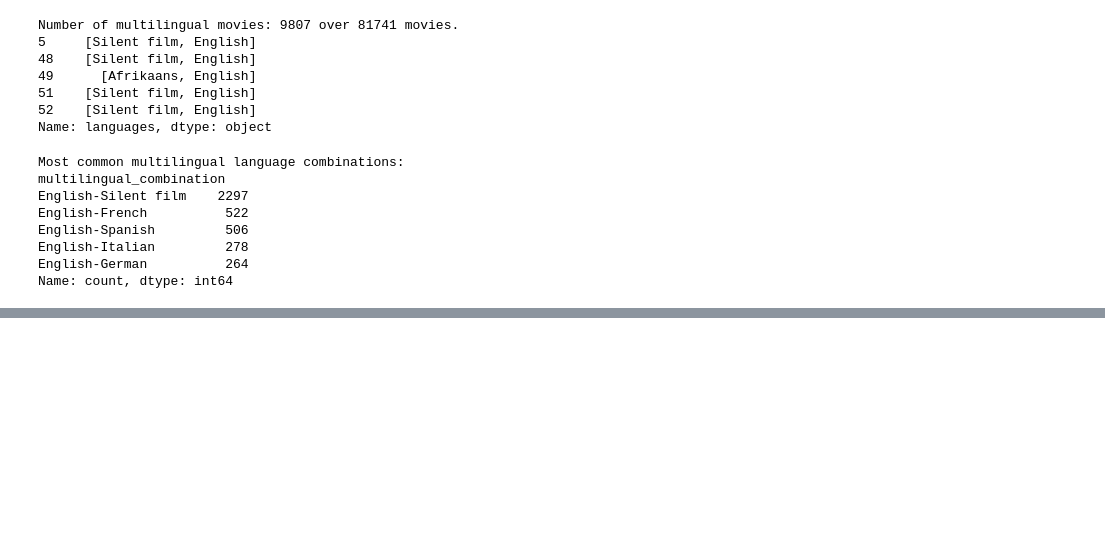
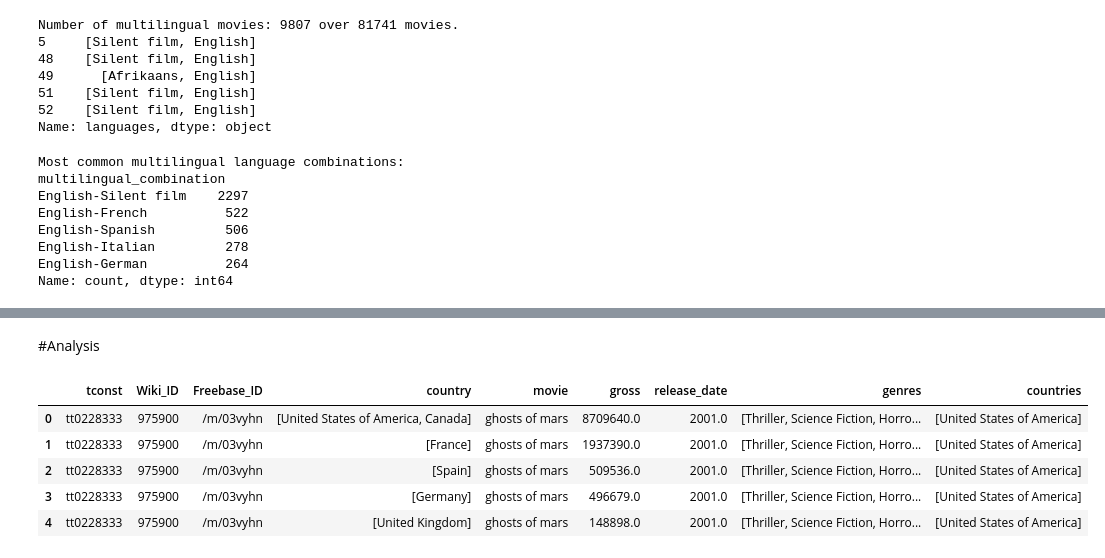
Before and after one commit to epfl-ada/ada-2023-project-nada2023, a Jupyter notebook: notebook.ipynb, the cells around one changed output, grey strips where cells are left out. Drawn from its saved outputs; the diff is of its cells as text; code cells hidden in the pictures; blank space fills up the shorter version.

```diff
--- a/notebook.ipynb
+++ b/notebook.ipynb
@@ -418,3 +422,5 @@ plt.title('Histogram of the Number of Languages')
 plt.show()
 # %% [output]
 [figure]
+# %% [markdown]
+#Analysis
@@ -420,0 +448,9 @@ plt.show()
+# %%
+df_analysis.head()
+# %% [output]
+|  | tconst | Wiki_ID | Freebase_ID | country | movie | gross | release_date | genres | countries |
+| 0 | tt0228333 | 975900 | /m/03vyhn | [United States of America, Canada] | ghosts of mars | 8709640.0 | 2001.0 | [Thriller, Science Fiction, Horro... | [United States of America] |
+| 1 | tt0228333 | 975900 | /m/03vyhn | [France] | ghosts of mars | 1937390.0 | 2001.0 | [Thriller, Science Fiction, Horro... | [United States of America] |
+| 2 | tt0228333 | 975900 | /m/03vyhn | [Spain] | ghosts of mars | 509536.0 | 2001.0 | [Thriller, Science Fiction, Horro... | [United States of America] |
+| 3 | tt0228333 | 975900 | /m/03vyhn | [Germany] | ghosts of mars | 496679.0 | 2001.0 | [Thriller, Science Fiction, Horro... | [United States of America] |
+| 4 | tt0228333 | 975900 | /m/03vyhn | [United Kingdom] | ghosts of mars | 148898.0 | 2001.0 | [Thriller, Science Fiction, Horro... | [United States of America] |
```
Also changed, not shown: parts of 4 cells of this notebook, 1 other file.
